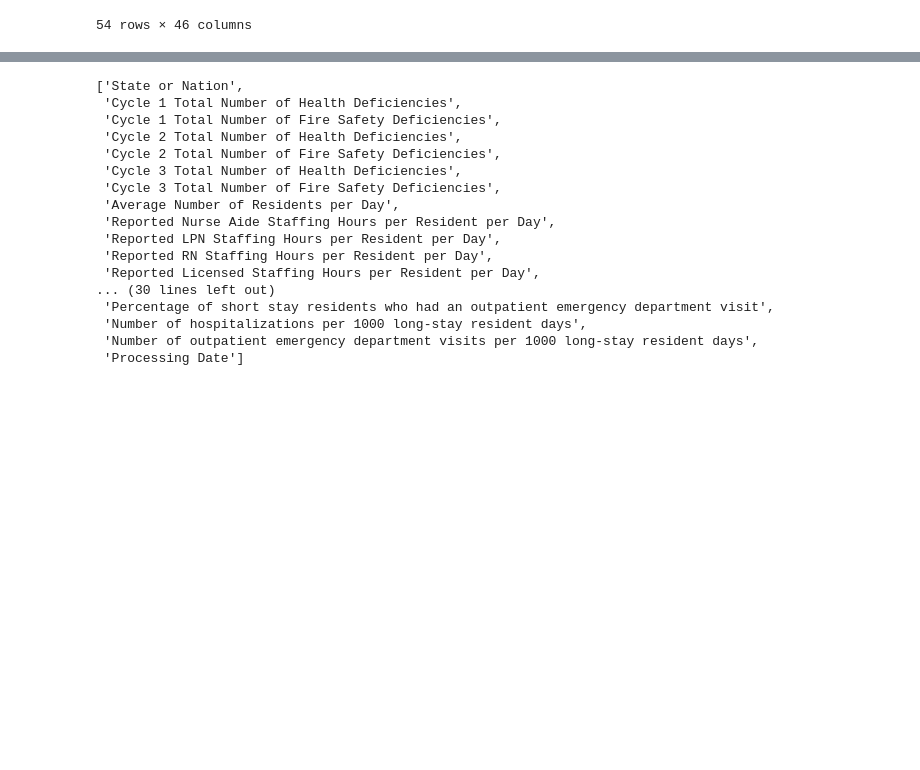
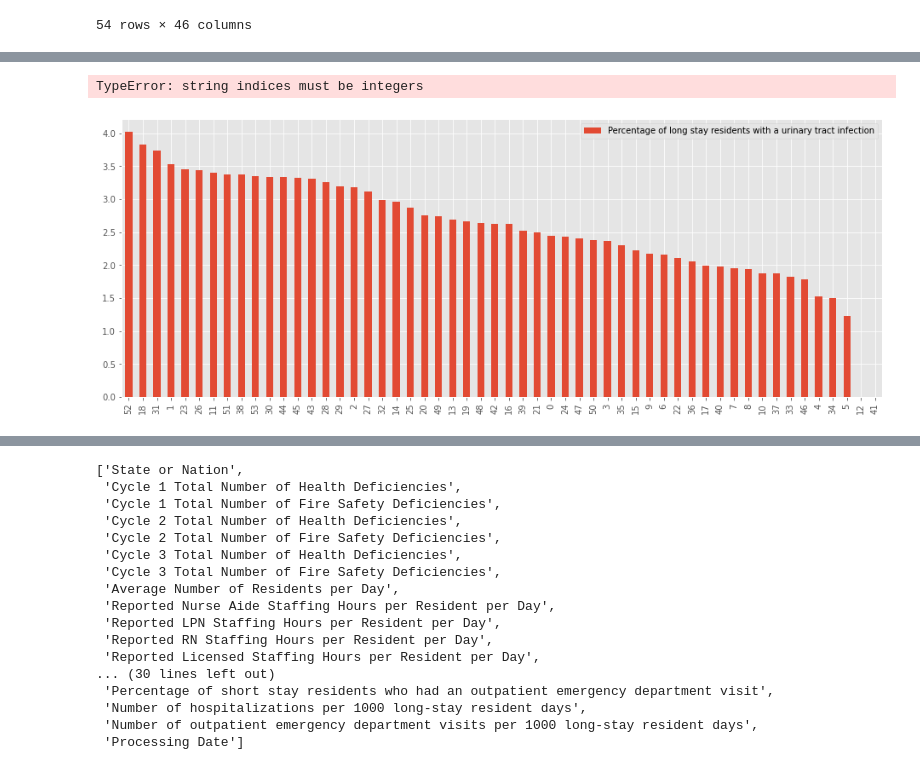
Before and after one commit to AlexGalczak/Python-term-project, a Jupyter notebook: AG Python Project.ipynb, the cells around one changed output, grey strips where cells are left out. Drawn from its saved outputs; the diff is of its cells as text; code cells hidden in the pictures; blank space fills up the shorter version.

```diff
--- a/AG Python Project.ipynb
+++ b/AG Python Project.ipynb
@@ -85,0 +106,10 @@ SyntaxError: positional argument follows keyword argument (Temp/ipykernel_22548/
+# %%
+plt.rcParams["figure.figsize"] = [16, 6]
+state_ave[['State or Nation','Percentage of long stay residents with a urinary tract infection']]\
+.sort_values(ascending=False, by = 'Percentage of long stay residents with a urinary tract infection')\
+.plot(kind = 'bar') #(color = 'b')
+
+plt.title['The Elderly']
+# %% [output]
+TypeError: string indices must be integers
+[figure, added]
```
Also changed, not shown: parts of 5 cells of this notebook.
